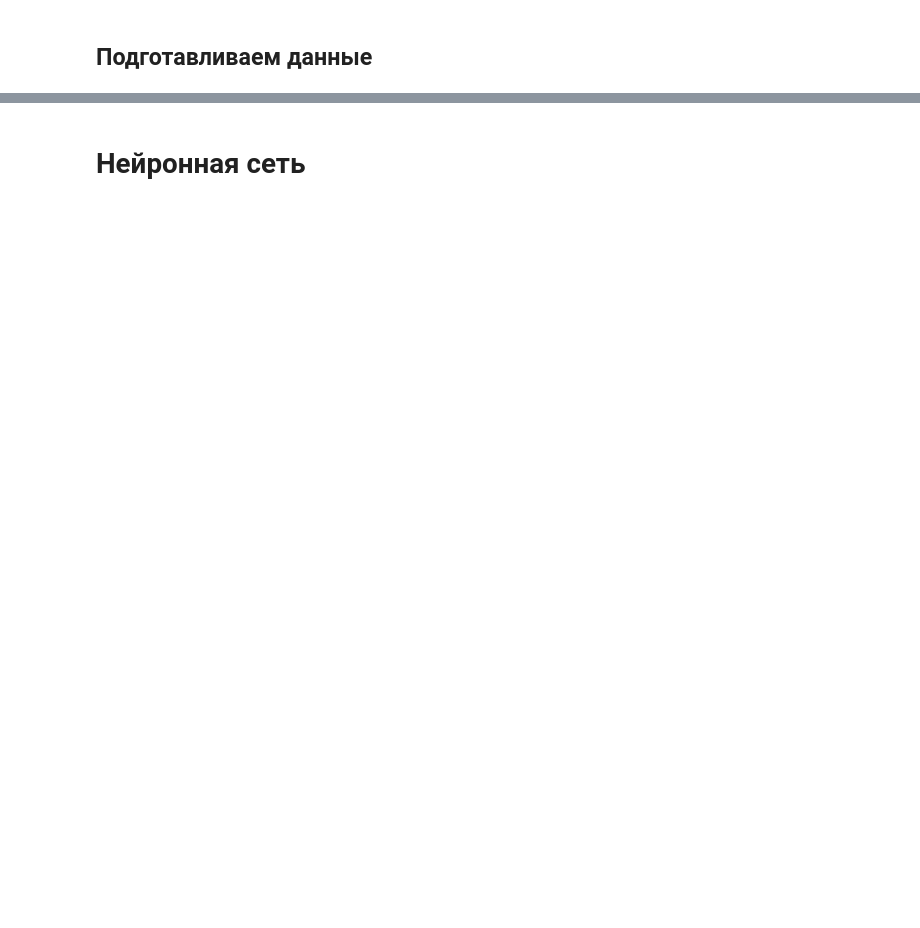
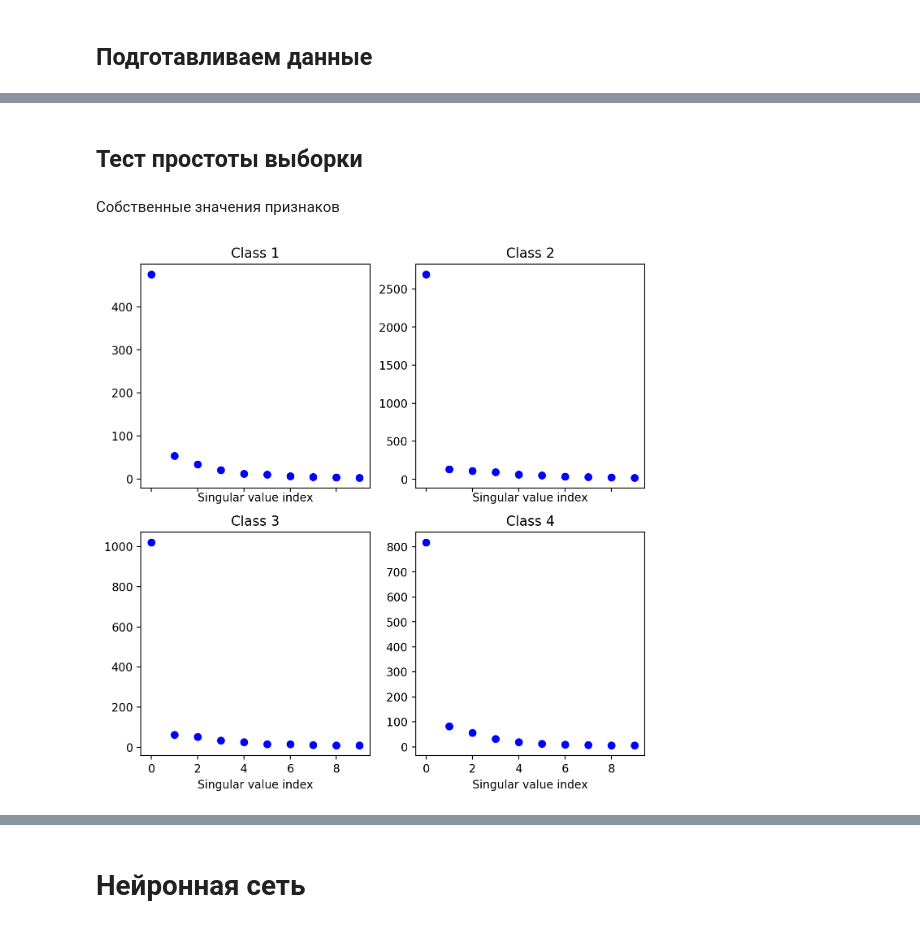
Before and after one commit to Intelligent-Systems-Phystech/BSThesis, a Jupyter notebook: Ivanychev2018/code/Learn.ipynb, the cells around one changed output, grey strips where cells are left out. Saved outputs shown, nothing was run; the diff lists cells and outputs as text; code cells hidden in the pictures; blank space fills up the shorter version.

```diff
--- a/Ivanychev2018/code/Learn.ipynb
+++ b/Ivanychev2018/code/Learn.ipynb
@@ -72,0 +91,16 @@ X_intermediate = mapper.fit_transform(X)
+# %% [markdown]
+## Тест простоты выборки
+# %% [markdown]
+Собственные значения признаков
+# %%
+fig, axes = plt.subplots(2, 2, sharex=True)
+fig.set_size_inches(8, 8)
+fig.set_dpi(200)
+for idx, a in enumerate(itertools.chain.from_iterable(axes)):
+    a.plot(np.linalg.svd(X_intermediate[Y == idx])[1][:10], 'bo')
+    a.set_title("Class {}".format(idx + 1))
+    a.set_xlabel("Singular value index")
+
+fig.savefig("../pics/sv_analysis.png")
+# %% [output]
+[figure, added]
```
Also changed, not shown: parts of 28 cells of this notebook, 11 other files.
